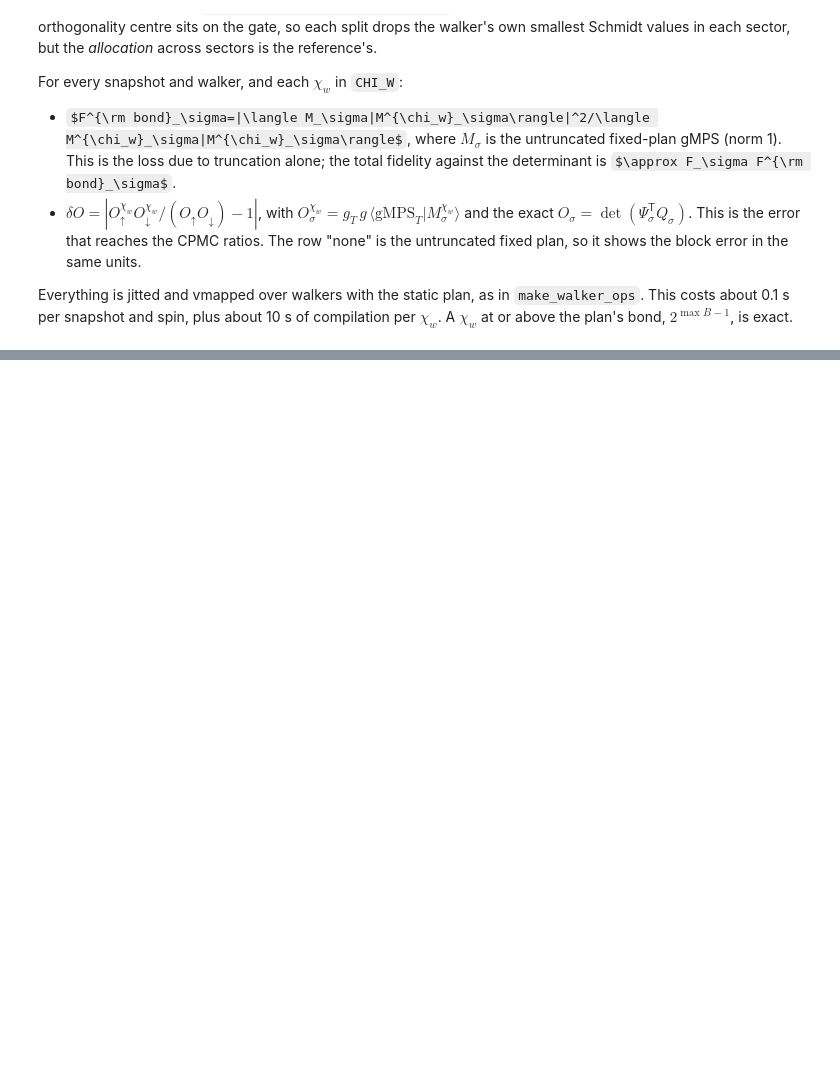
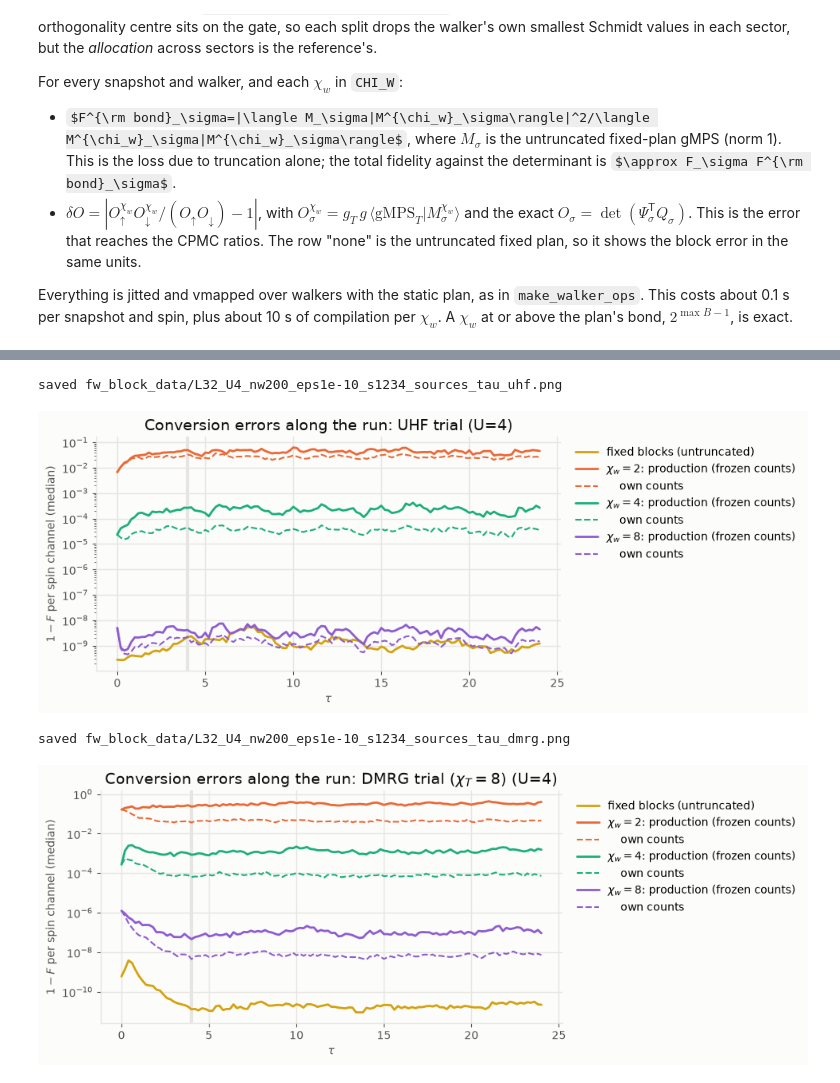
Before and after one commit to franappi11/trot_mps, a Jupyter notebook: trot/gmps/fixed_block_walkers.ipynb, the cells around one changed output, grey strips where cells are left out. Saved outputs shown, nothing was run; the diff lists cells and outputs as text; code cells hidden in the pictures; some formulas as TeX source; blank space fills up the shorter version.

```diff
--- a/trot/gmps/fixed_block_walkers.ipynb
+++ b/trot/gmps/fixed_block_walkers.ipynb
@@ -621,0 +1076,39 @@ saved fw_block_data/L32_U4_nw200_eps1e-10_s1234_energy.png
+# %%
+TRIAL_LS = {"uhf": "-", "dmrg": "--"}
+SOURCE_COLOR = {"blocks": PALETTE[4], "truncation": PALETTE[0], "counts": PALETTE[1], "optimum": INK2}
+SOURCE_LABEL = {"blocks": "fixed blocks", "truncation": "bond truncation (own counts)",
+                "counts": "fixed particle counts (production − own)"}
+FLOOR = 1e-16                                            # below roundoff, for log axes
+
+
+def sources_of(key, chi):
+    # per walker channel, (n_snap, nw, 2): the three sources, production's total truncation error and the optimum
+    e, k = ERR[key][chi], CHI_W.index(chi)
+    return dict(blocks=np.clip(1 - SETS[key]["F_fixed"], 0, None), truncation=np.clip(e["own"], 0, None),
+                counts=e["prod"] - e["own"], production=np.clip(e["prod"], 0, None),
+                optimum=np.clip(OPT[key]["a"][..., k], 0, None))
+
+
+def median_tau(x):
+    return np.median(np.maximum(x, FLOOR).reshape(x.shape[0], -1), axis=1)
+
+
+for key, st in SETS.items():
+    fig, ax = plt.subplots(figsize=(7.5, 3.8))
+    ax.plot(st["tau"], median_tau(np.clip(1 - st["F_fixed"], 0, None)), color=SOURCE_COLOR["blocks"],
+            label="fixed blocks (untruncated)")
+    for chi in CHI_W:
+        src = sources_of(key, chi)
+        ax.plot(st["tau"], median_tau(src["production"]), color=CHI_COLOR[chi], label=f"{chi_label(chi)}: production (frozen counts)")
+        ax.plot(st["tau"], median_tau(src["truncation"]), color=CHI_COLOR[chi], ls="--", lw=1.5, label="    own counts")
+    ax.axvline(st["tau"][N_EQL], color=GRID, lw=3, zorder=0)
+    ax.set_yscale("log")
+    ax.set_xlabel(r"$\tau$"); ax.set_ylabel(r"$1-F$ per spin channel (median)")
+    ax.set_title(f"Conversion errors along the run: {st['label']}")
+    ax.legend(**LEGEND)
+    save(fig, f"sources_tau_{key}"); plt.show()
+# %% [output]
+saved fw_block_data/L32_U4_nw200_eps1e-10_s1234_sources_tau_uhf.png
+[figure, added]
+saved fw_block_data/L32_U4_nw200_eps1e-10_s1234_sources_tau_dmrg.png
+[figure, added]
```
Also changed, not shown: parts of 80 cells of this notebook, 5 other files.
